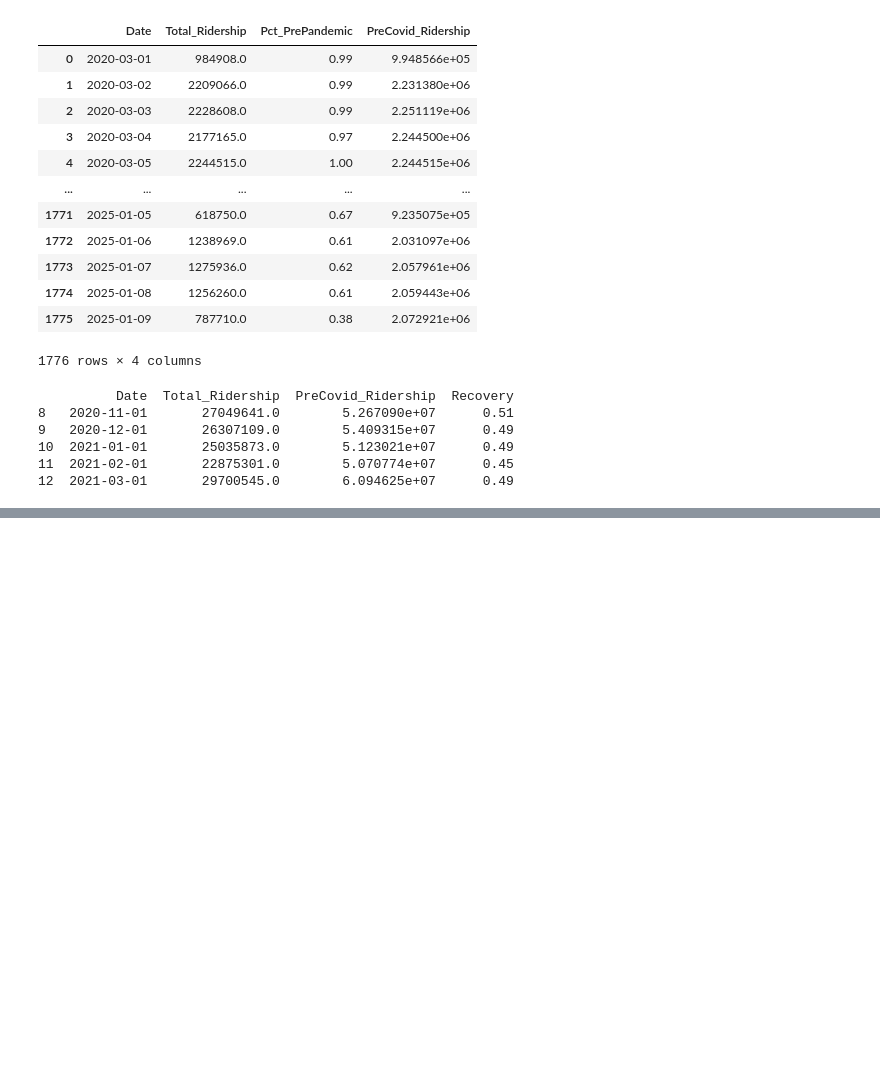
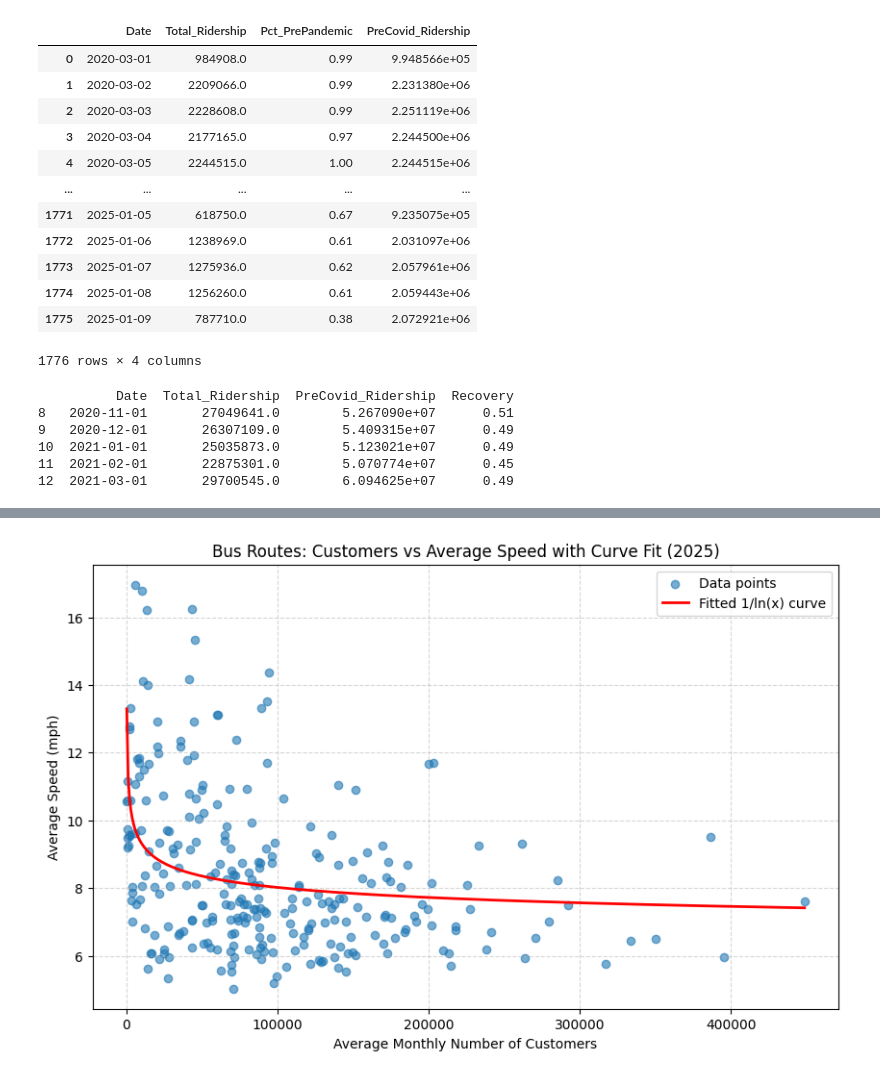
Before and after one commit to djbrown227/fare_evasion, a Jupyter notebook: notebooks/04_feature_engineering.ipynb, the cells around one changed output, grey strips where cells are left out. Drawn from its saved outputs; the diff is of its cells as text; code cells hidden in the pictures; blank space fills up the shorter version.

```diff
--- a/notebooks/04_feature_engineering.ipynb
+++ b/notebooks/04_feature_engineering.ipynb
@@ -616,0 +802,6 @@ monthly_summary.to_csv(output_path, index=False)
+# %%
+def inv_log_model(x, a, b):
+    return a / np.log(x) + b
+# %%
+x = merged["avg_monthly_number_of_customers"].values
+y = merged["avg_average_speed"].values
@@ -616,0 +814,17 @@ monthly_summary.to_csv(output_path, index=False)
+# %%
+plt.figure(figsize=(10, 6))
+plt.scatter(x, y, alpha=0.6, label="Data points")
+
+# Smooth x for plotting the fitted curve
+x_fit = np.linspace(x.min(), x.max(), 500)
+y_fit = inv_log_model(x_fit, a, b)
+plt.plot(x_fit, y_fit, color='red', linewidth=2, label=f"Fitted 1/ln(x) curve")
+
+plt.title("Bus Routes: Customers vs Average Speed with Curve Fit (2025)")
+plt.xlabel("Average Monthly Number of Customers")
+plt.ylabel("Average Speed (mph)")
+plt.legend()
+plt.grid(True, linestyle="--", alpha=0.5)
+plt.show()
+# %% [output]
+[figure, added]
```
Also changed, not shown: parts of 16 cells of this notebook, 2 other files.
